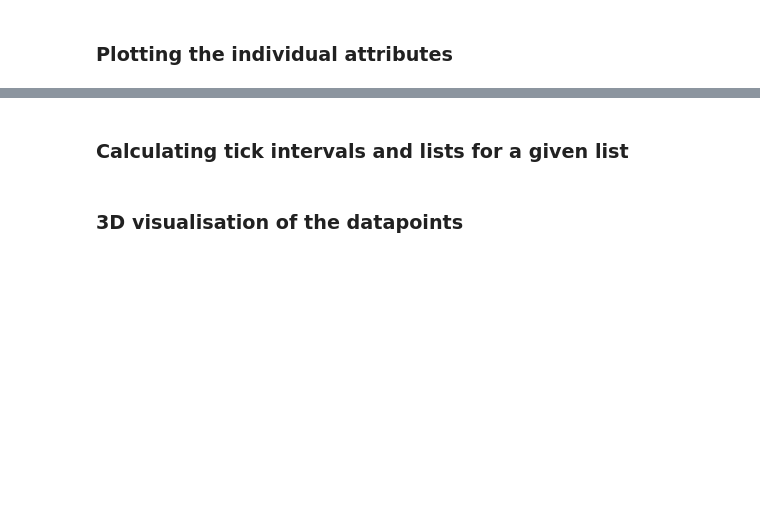
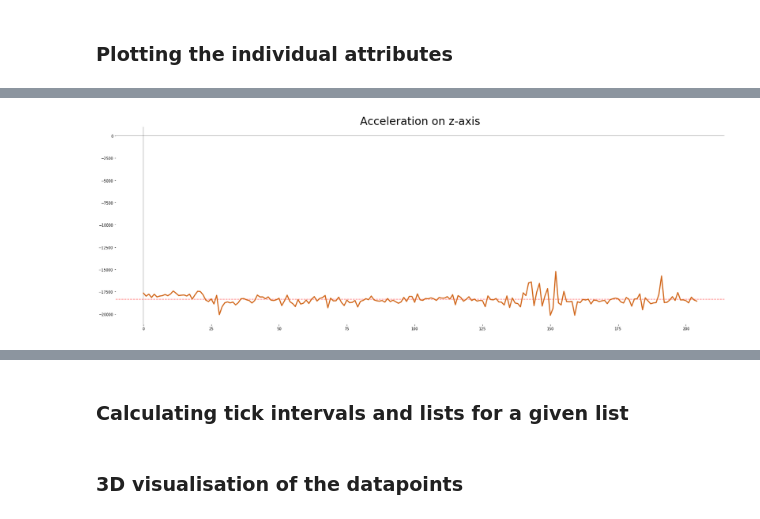
Before and after one commit to Dheeraj1998/Road-Condition-Analysis, a Jupyter notebook: Road Condition Analysis.ipynb, the cells around one changed output, grey strips where cells are left out. Cells and saved outputs as stored; diff of their text form; code cells hidden in the pictures; blank space fills up the shorter version.

```diff
--- a/Road Condition Analysis.ipynb
+++ b/Road Condition Analysis.ipynb
@@ -139,4 +149,6 @@ plt_individual_attribute('Acceleration on y-axis', y_accel, 'blueviolet')
 # %%
-0attribute('Acceleration on z-axis', z_accel, 'chocolate')
+plt_individual_attribute('Acceleration on z-axis', z_accel, 'chocolate')
+# %% [output]
+[figure, added]
 # %%
 plt_individual_attribute('Rotation on x-axis', x_gyro, 'darkkhaki')
```
Also changed, not shown: parts of 23 cells of this notebook.
